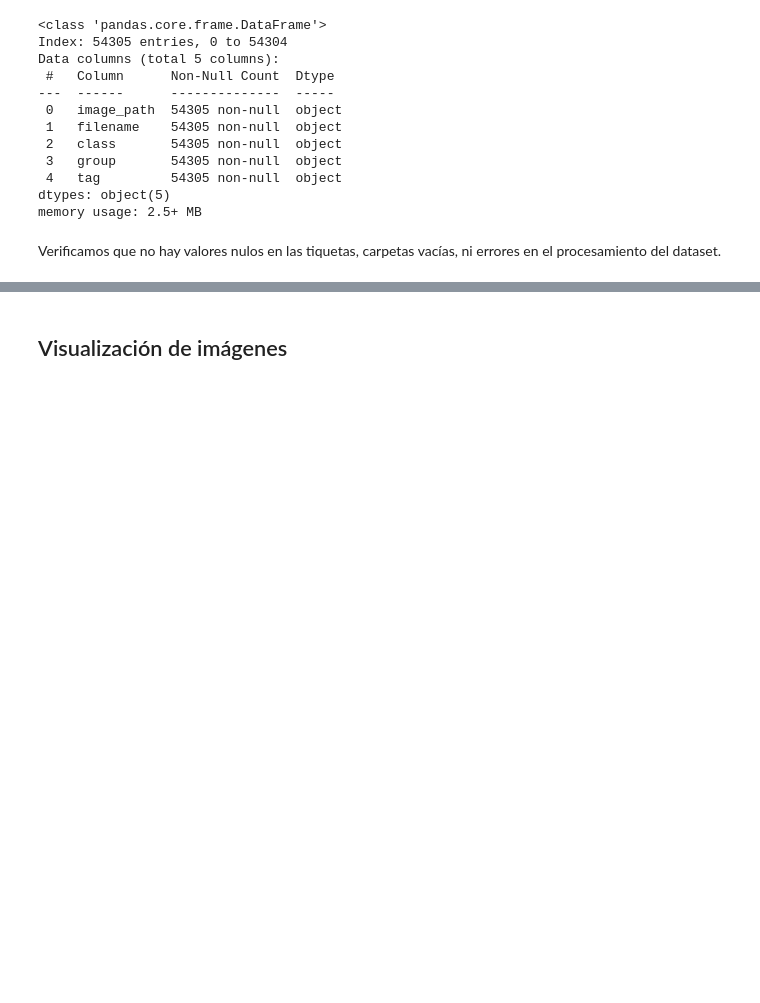
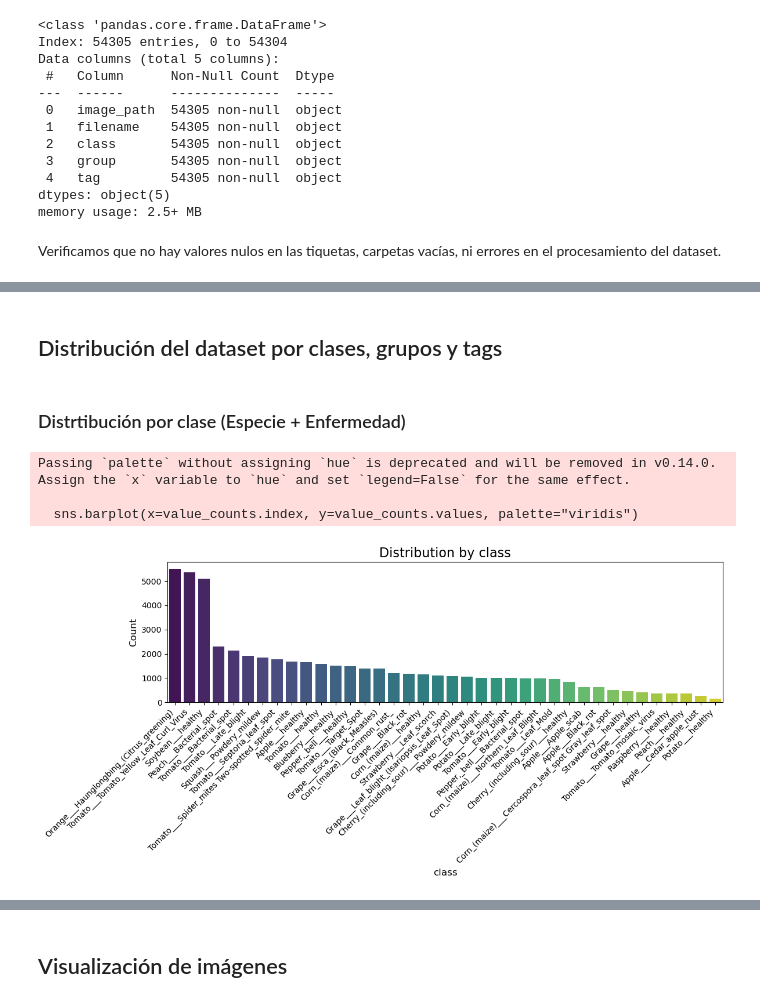
Before and after one commit to MLsound/CV2-PlantVillage, a Jupyter notebook: exploracion.ipynb, the cells around one changed output, grey strips where cells are left out. Cells and saved outputs as stored; diff of their text form; code cells hidden in the pictures; blank space fills up the shorter version.

```diff
--- a/exploracion.ipynb
+++ b/exploracion.ipynb
@@ -422,3 +410,53 @@ df.describe()
 | unique | 38 | 54305 | 38 | 14 | 21 |
 | top | Orange___Haunglongbing_(Citrus_gr... | c7f4b7b2-b13c-476e-a936-c91ce3974... | Orange___Haunglongbing_(Citrus_gr... | Tomato | healthy |
 | freq | 5507 | 1 | 5507 | 18160 | 15084 |
+# %% [markdown]
+## Distribución del dataset por clases, grupos y tags
+# %%
+import matplotlib.pyplot as plt
+import seaborn as sns
+
+def plot_distribution(df, field, top_n=None, filter_by=None):
+    """
+    Plots the distribution of values in a given field from a DataFrame.
+
+    Parameters:
+    - df: pandas DataFrame
+    - field: column name to group by (e.g., 'class', 'group', 'tag')
+    - top_n: if specified, shows only top N most frequent values
+    - filter_by: dict to filter rows before plotting. Example: {'group': 'Tomato'}
+    """
+    filtered_df = df.copy()
+
+    # Apply filtering if specified
+    if filter_by:
+        for key, value in filter_by.items():
+            filtered_df = filtered_df[filtered_df[key] == value]
+
+    # Get value counts for the selected field
+    value_counts = filtered_df[field].value_counts()
+
+    if top_n:
+        value_counts = value_counts.head(top_n)
+
+    # Plot
+    plt.figure(figsize=(12, 6))
+    sns.barplot(x=value_counts.index, y=value_counts.values, palette="viridis")
+    title_suffix = f" (filtered: {filter_by})" if filter_by else ""
+    plt.title(f'Distribution by {field}{title_suffix}', fontsize=16)
+    plt.xlabel(field, fontsize=12)
+    plt.ylabel('Count', fontsize=12)
+    plt.xticks(rotation=45, ha='right')
+    plt.tight_layout()
+    plt.show()
+# %% [markdown]
+### Distrtibución por clase (Especie + Enfermedad)
+# %%
+
+# now using the previous function we plot th edistribution by class , group and tag
+plot_distribution(df, field='class', top_n=40)
+# %% [output]
+Passing `palette` without assigning `hue` is deprecated and will be removed in v0.14.0. Assign the `x` variable to `hue` and set `legend=False` for the same effect.
+
+  sns.barplot(x=value_counts.index, y=value_counts.values, palette="viridis")
+[figure, added]
```
Also changed, not shown: parts of 35 cells of this notebook, 2 other files.
